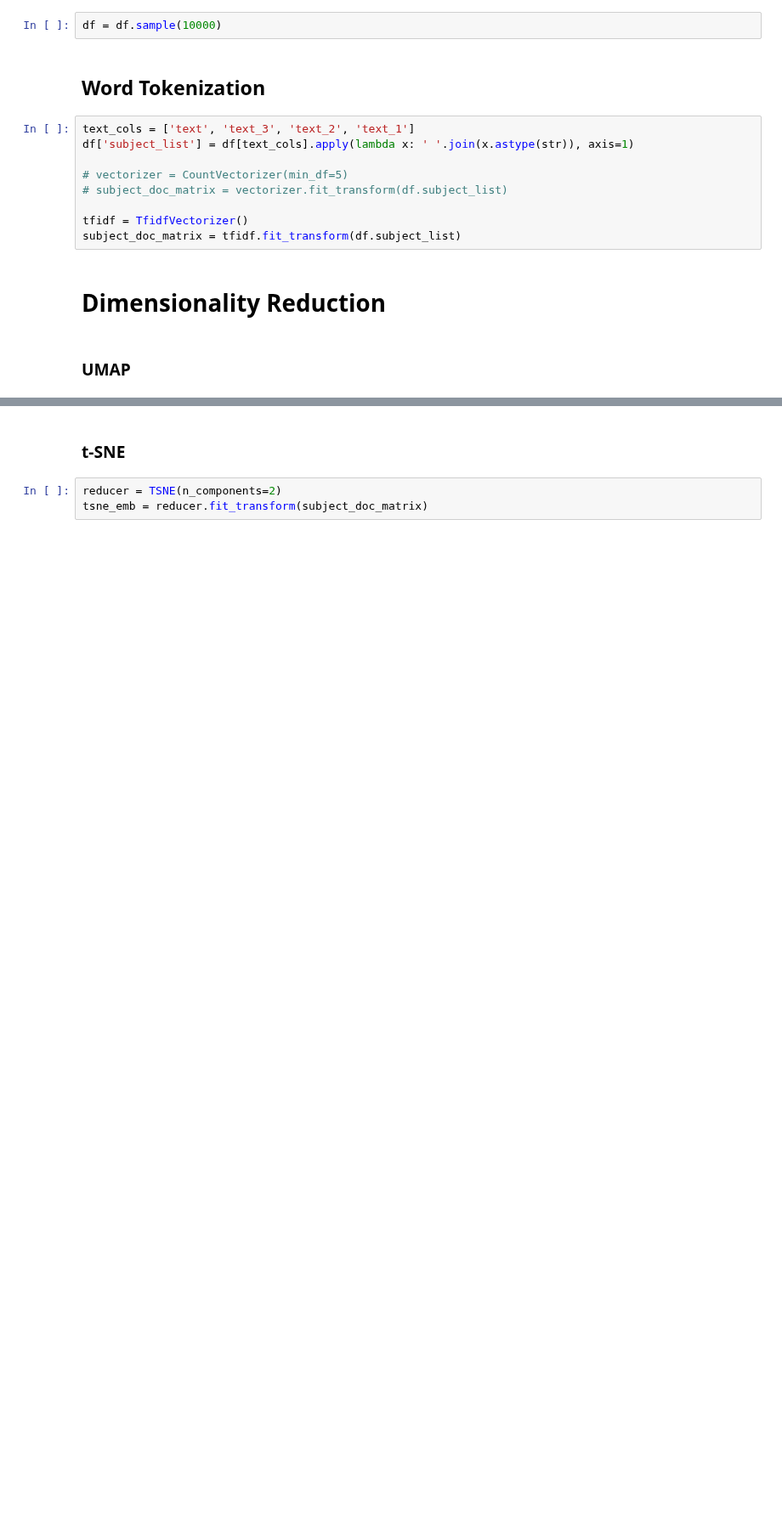
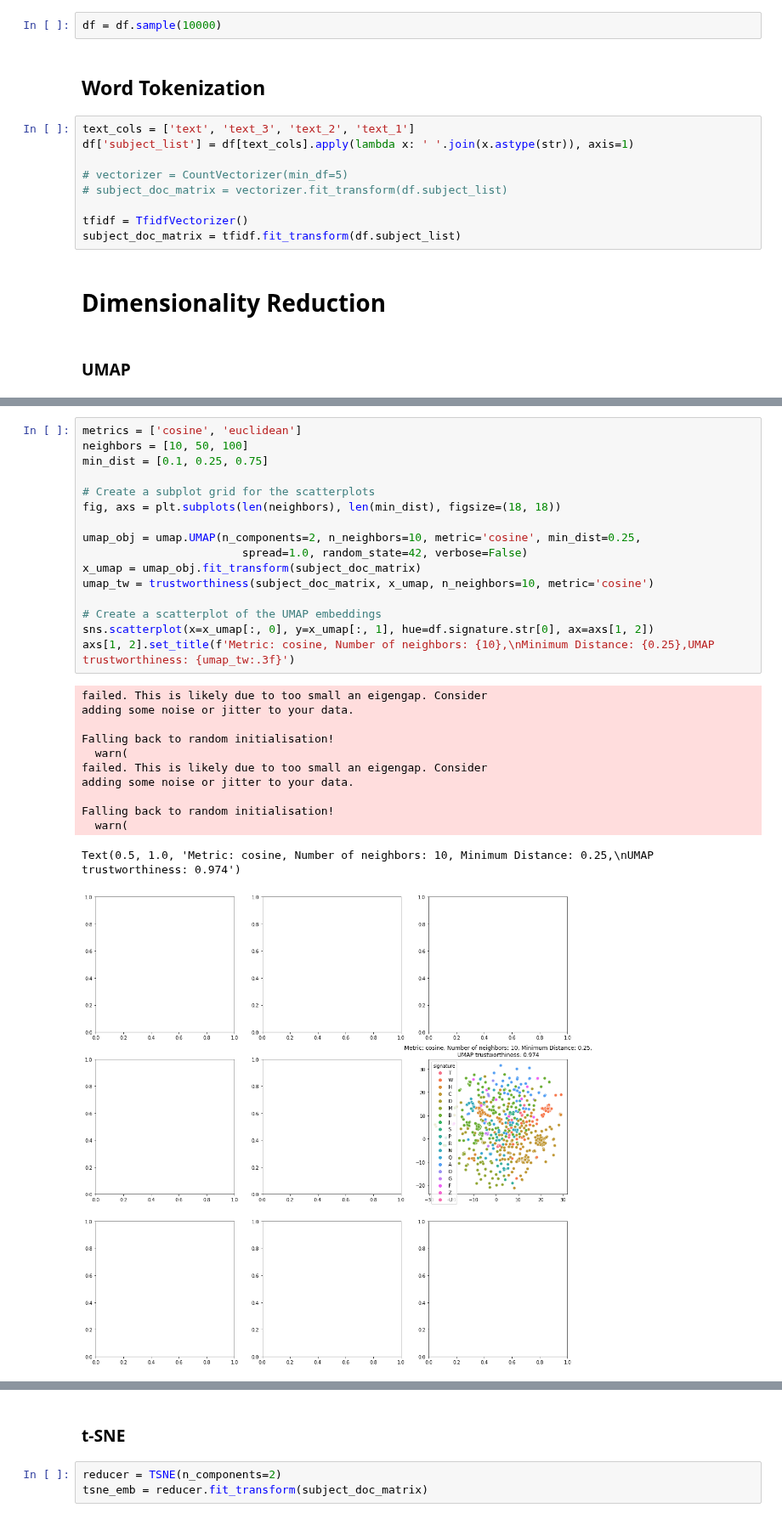
Before and after one commit to hanaCasey/BHVizData, a Jupyter notebook: embeddings.ipynb, the cells around one changed output, grey strips where cells are left out. Shown at 85% size. Drawn from its saved outputs; the diff is of its cells as text; blank space fills up the shorter version.

```diff
--- a/embeddings.ipynb
+++ b/embeddings.ipynb
@@ -77,0 +68,29 @@ Falling back to random initialisation!
+# %%
+metrics = ['cosine', 'euclidean']
+neighbors = [10, 50, 100]
+min_dist = [0.1, 0.25, 0.75]
+
+# Create a subplot grid for the scatterplots
+fig, axs = plt.subplots(len(neighbors), len(min_dist), figsize=(18, 18))
+
+umap_obj = umap.UMAP(n_components=2, n_neighbors=10, metric='cosine', min_dist=0.25,
+                        spread=1.0, random_state=42, verbose=False)
+x_umap = umap_obj.fit_transform(subject_doc_matrix)
+umap_tw = trustworthiness(subject_doc_matrix, x_umap, n_neighbors=10, metric='cosine')
+
+# Create a scatterplot of the UMAP embeddings
+sns.scatterplot(x=x_umap[:, 0], y=x_umap[:, 1], hue=df.signature.str[0], ax=axs[1, 2])
+axs[1, 2].set_title(f'Metric: cosine, Number of neighbors: {10},\nMinimum Distance: {0.25},UMAP trustworthiness: {umap_tw:.3f}')
+# %% [output]
+failed. This is likely due to too small an eigengap. Consider
+adding some noise or jitter to your data.
+
+Falling back to random initialisation!
+  warn(
+failed. This is likely due to too small an eigengap. Consider
+adding some noise or jitter to your data.
+
+Falling back to random initialisation!
+  warn(
+Text(0.5, 1.0, 'Metric: cosine, Number of neighbors: 10, Minimum Distance: 0.25,\nUMAP trustworthiness: 0.974')
+[figure, added]
```
Also changed, not shown: parts of 5 cells of this notebook.
